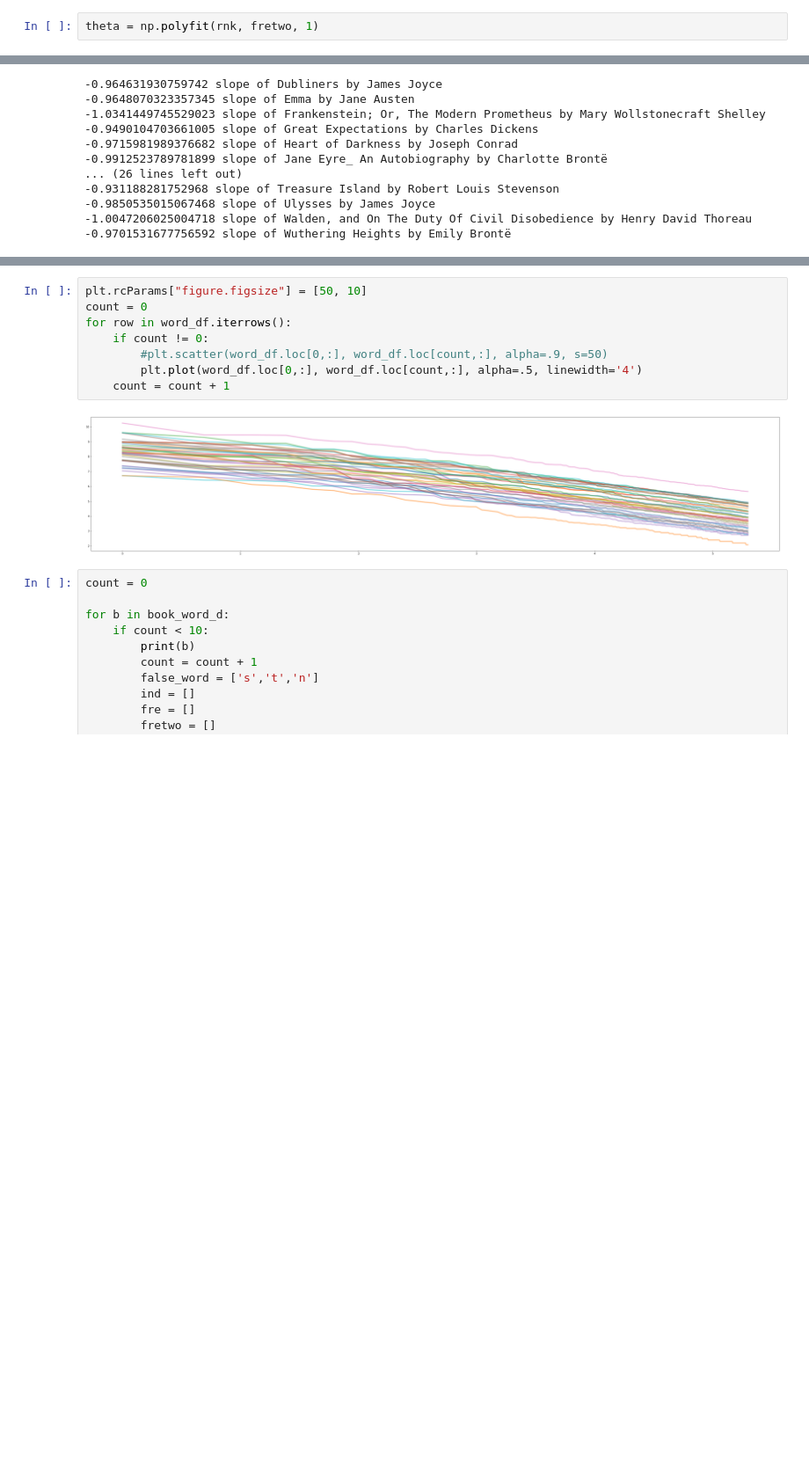
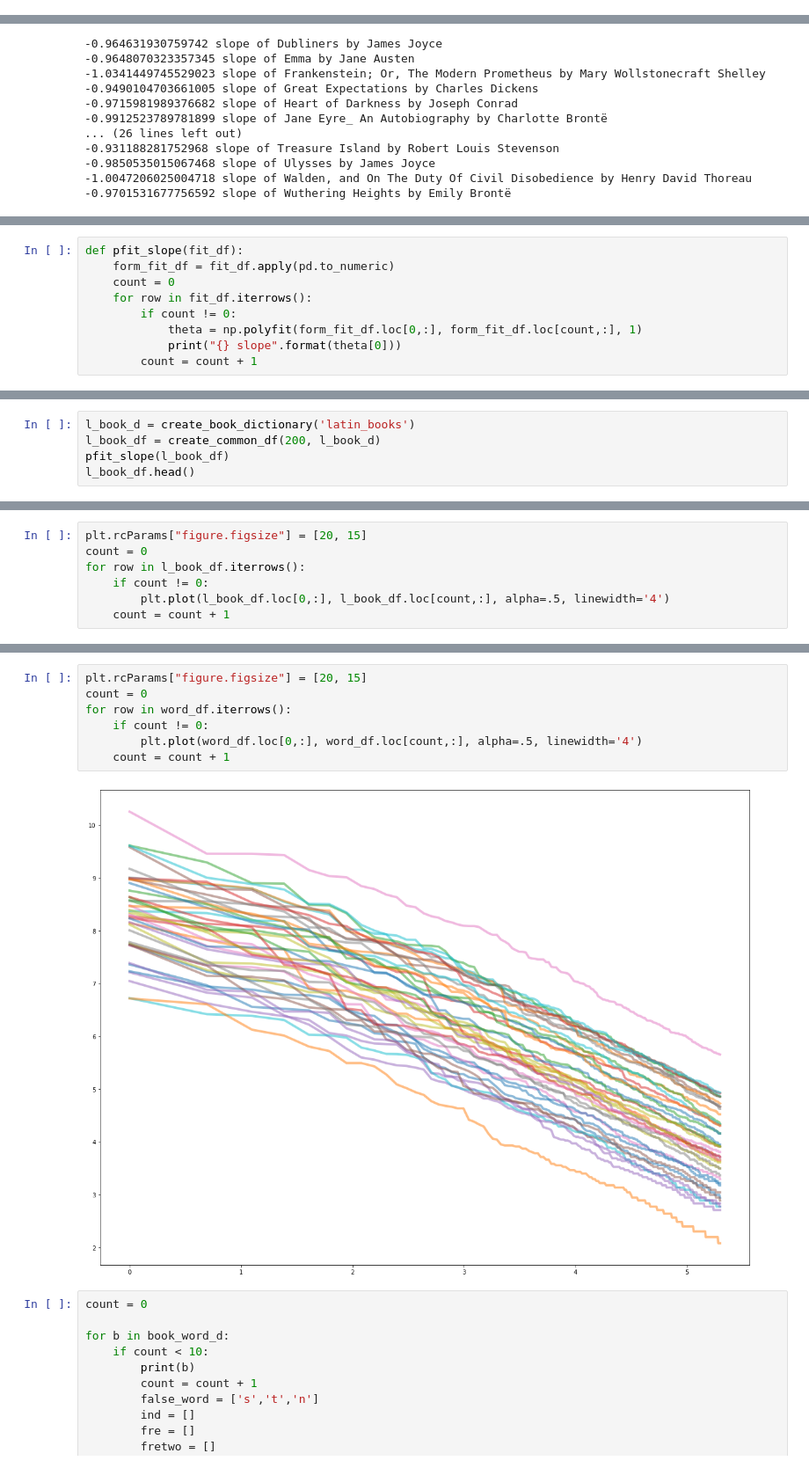
Before and after one commit to ccmerry/voynich_manuscript_text_analysis, a Jupyter notebook: book_analysis.ipynb, the cells around one changed output, grey strips where cells are left out. Shown at 88% size. Saved outputs shown, nothing was run; the diff lists cells and outputs as text; blank space fills up the shorter version.

```diff
--- a/book_analysis.ipynb
+++ b/book_analysis.ipynb
@@ -130,5 +90,3 @@ plt.yscale('linear')
 plt.show()
 # %% [output]
 [figure]
-# %%
-theta = np.polyfit(rnk, fretwo, 1)
@@ -277,0 +231,9 @@ for row in word_df.iterrows():
+# %%
+def pfit_slope(fit_df):
+    form_fit_df = fit_df.apply(pd.to_numeric)
+    count = 0
+    for row in fit_df.iterrows():
+        if count != 0:
+            theta = np.polyfit(form_fit_df.loc[0,:], form_fit_df.loc[count,:], 1)
+            print("{} slope".format(theta[0]))
+        count = count + 1
@@ -277,0 +272,5 @@ for row in word_df.iterrows():
+# %%
+l_book_d = create_book_dictionary('latin_books')
+l_book_df = create_common_df(200, l_book_d)
+pfit_slope(l_book_df)
+l_book_df.head()
@@ -277,0 +303,7 @@ for row in word_df.iterrows():
+# %%
+plt.rcParams["figure.figsize"] = [20, 15]
+count = 0
+for row in l_book_df.iterrows():
+    if count != 0:
+        plt.plot(l_book_df.loc[0,:], l_book_df.loc[count,:], alpha=.5, linewidth='4')
+    count = count + 1
@@ -278,13 +312,12 @@ for row in word_df.iterrows():
 # %%
-plt.rcParams["figure.figsize"] = [50, 10]
+plt.rcParams["figure.figsize"] = [20, 15]
 count = 0
 for row in word_df.iterrows():
     if count != 0:
-        #plt.scatter(word_df.loc[0,:], word_df.loc[count,:], alpha=.9, s=50)
         plt.plot(word_df.loc[0,:], word_df.loc[count,:], alpha=.5, linewidth='4')
     count = count + 1
 # %% [output]
-[figure, old version]
+[figure, new version]
 # %%
 count = 0
 
```
Also changed, not shown: parts of 24 cells of this notebook.
